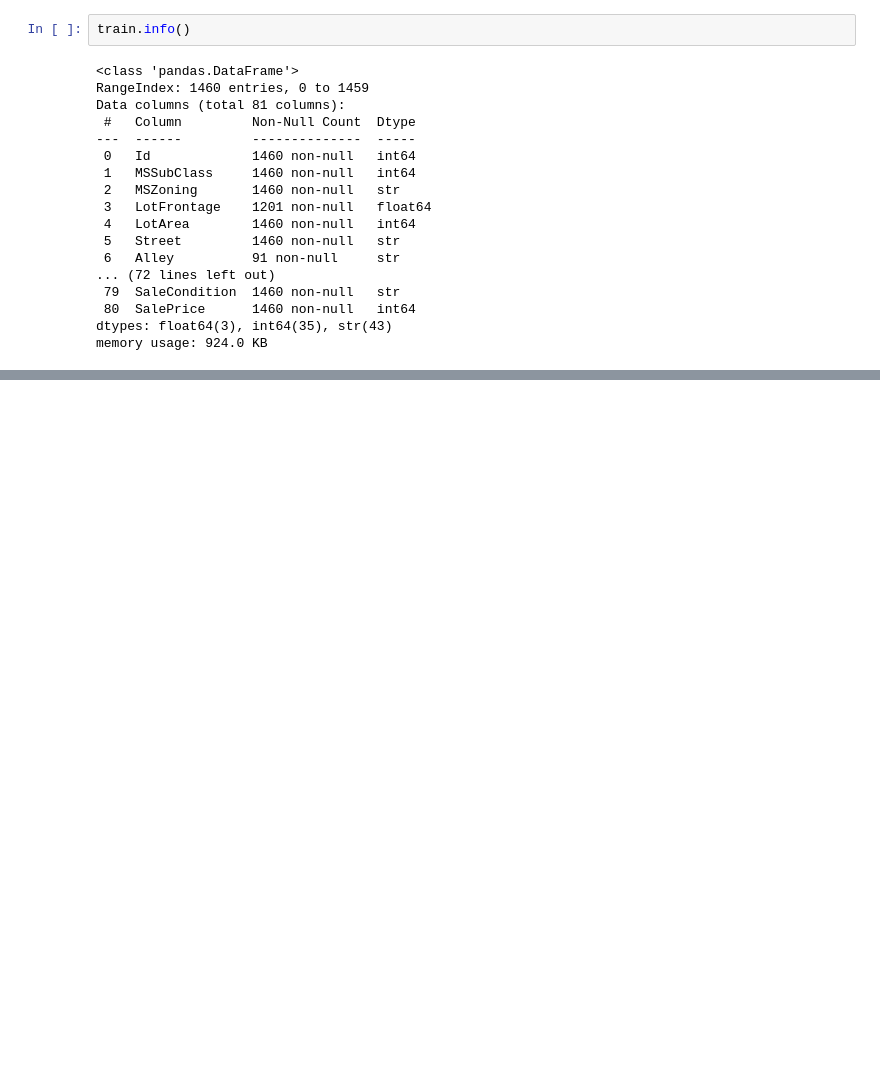
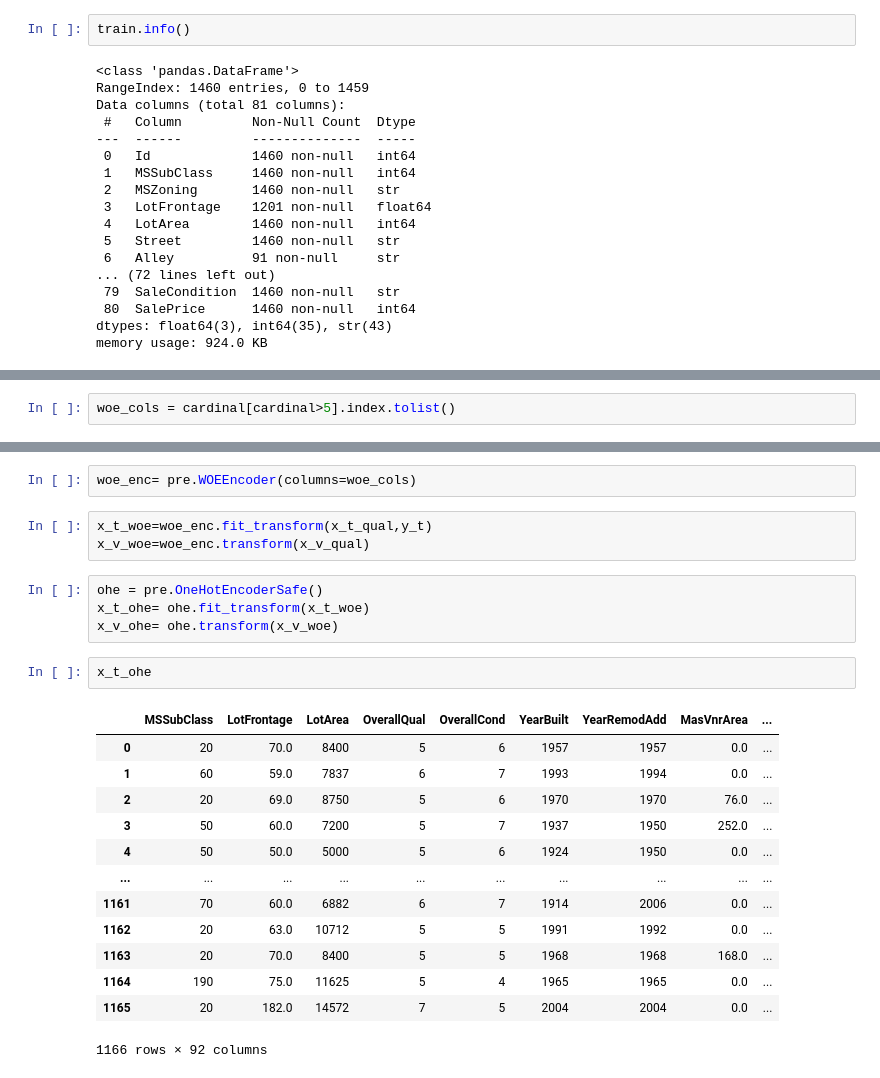
Before and after one commit to lukaLomadze/ML_Assignment_1, a Jupyter notebook: model_experiment.ipynb, the cells around one changed output, grey strips where cells are left out. Saved outputs shown, nothing was run; the diff lists cells and outputs as text; blank space fills up the shorter version.

```diff
--- a/model_experiment.ipynb
+++ b/model_experiment.ipynb
@@ -103,0 +316,2 @@ np.float64(0.15478309596295192)
+# %%
+woe_cols = cardinal[cardinal>5].index.tolist()
@@ -103,0 +334,25 @@ np.float64(0.15478309596295192)
+# %%
+woe_enc= pre.WOEEncoder(columns=woe_cols)
+# %%
+x_t_woe=woe_enc.fit_transform(x_t_qual,y_t)
+x_v_woe=woe_enc.transform(x_v_qual)
+# %%
+ohe = pre.OneHotEncoderSafe()
+x_t_ohe= ohe.fit_transform(x_t_woe)
+x_v_ohe= ohe.transform(x_v_woe)
+# %%
+x_t_ohe
+# %% [output]
+|  | MSSubClass | LotFrontage | LotArea | OverallQual | OverallCond | YearBuilt | YearRemodAdd | MasVnrArea | ... |
+| 0 | 20 | 70.0 | 8400 | 5 | 6 | 1957 | 1957 | 0.0 | ... |
+| 1 | 60 | 59.0 | 7837 | 6 | 7 | 1993 | 1994 | 0.0 | ... |
+| 2 | 20 | 69.0 | 8750 | 5 | 6 | 1970 | 1970 | 76.0 | ... |
+| 3 | 50 | 60.0 | 7200 | 5 | 7 | 1937 | 1950 | 252.0 | ... |
+| 4 | 50 | 50.0 | 5000 | 5 | 6 | 1924 | 1950 | 0.0 | ... |
+| ... | ... | ... | ... | ... | ... | ... | ... | ... | ... |
+| 1161 | 70 | 60.0 | 6882 | 6 | 7 | 1914 | 2006 | 0.0 | ... |
+| 1162 | 20 | 63.0 | 10712 | 5 | 5 | 1991 | 1992 | 0.0 | ... |
+| 1163 | 20 | 70.0 | 8400 | 5 | 5 | 1968 | 1968 | 168.0 | ... |
+| 1164 | 190 | 75.0 | 11625 | 5 | 4 | 1965 | 1965 | 0.0 | ... |
+| 1165 | 20 | 182.0 | 14572 | 7 | 5 | 2004 | 2004 | 0.0 | ... |
+1166 rows × 92 columns
```
Also changed, not shown: parts of 67 cells of this notebook, 5 other files.
